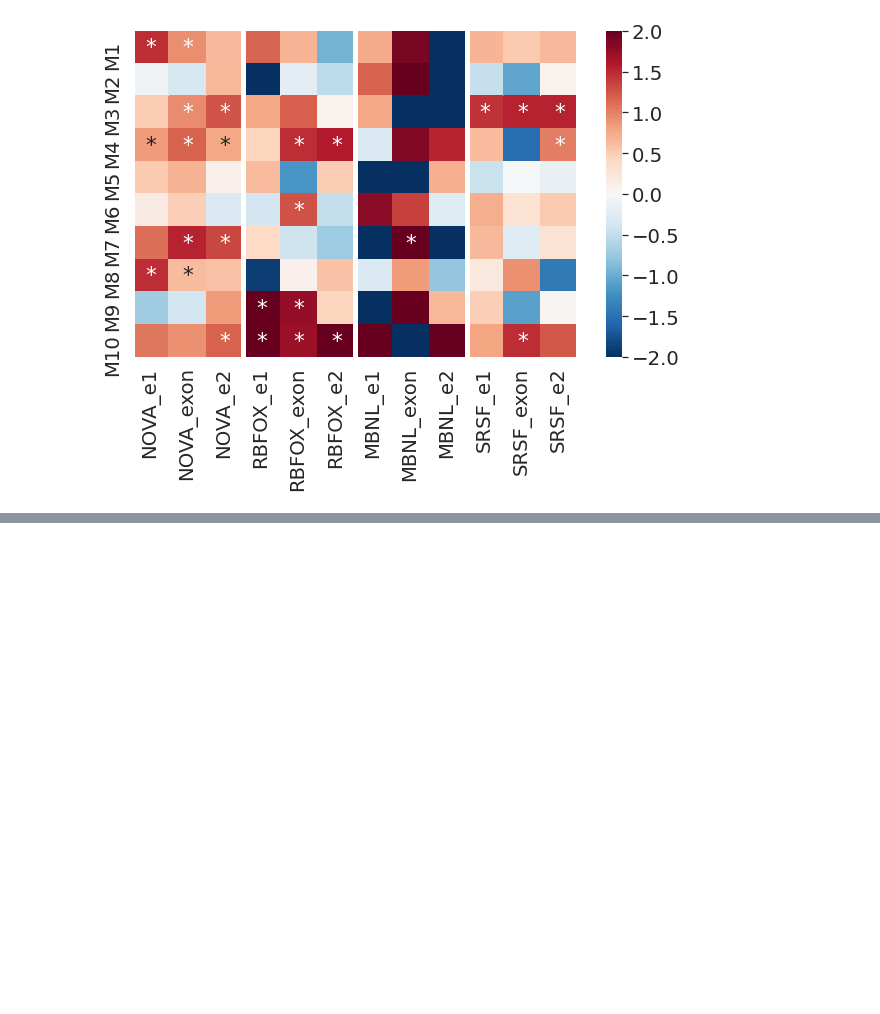
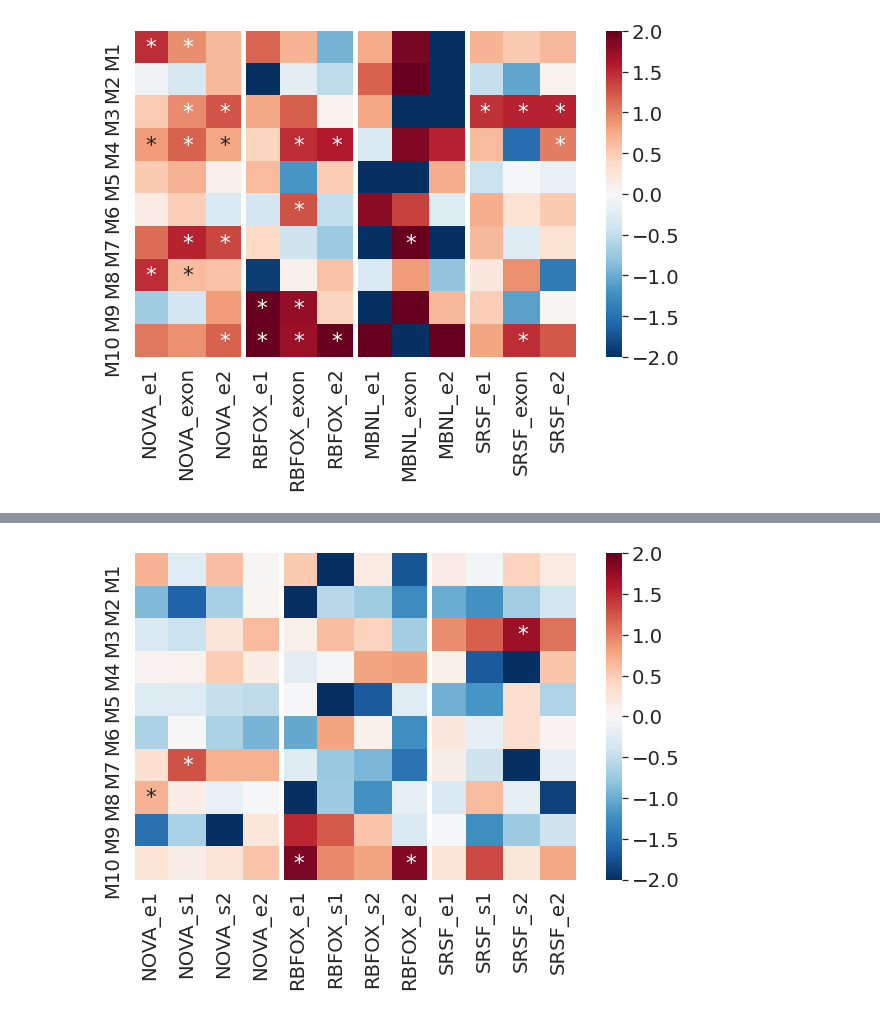
Before and after one commit to lareaulab/analysis_psix, a Jupyter notebook: Mouse_Midbrain_Deveopment/mouse_brain_regulation.ipynb, the cells around one changed output, grey strips where cells are left out. Drawn from its saved outputs; the diff is of its cells as text; code cells hidden in the pictures; blank space fills up the shorter version.

```diff
--- a/Mouse_Midbrain_Deveopment/mouse_brain_regulation.ipynb
+++ b/Mouse_Midbrain_Deveopment/mouse_brain_regulation.ipynb
@@ -464,0 +571,98 @@ plt.show()
+# %%
+clip_dir = '~/Network/Mouse/SplicingNetwork/psix_events/clip_seq/'
+
+mouse_clip_peaks = (pd.read_csv(clip_dir + 'peaks_clip_tags_overlap_len.tab', sep='\t', index_col=0) > 0).astype(int)
+s1_exons = [x for x in mouse_clip_peaks.index if x[-3:]=='_s1']
+s2_exons = [x for x in mouse_clip_peaks.index if x[-3:]=='_s2']
+e1_exons = [x for x in mouse_clip_peaks.index if x[-3:]=='_e1']
+e2_exons = [x for x in mouse_clip_peaks.index if x[-3:]=='_e2']
+
+
+mouse_clip_families = pd.DataFrame()
+mouse_clip_families['NOVA_e1'] = np.array(mouse_clip_peaks.loc[e1_exons, ['NOVA1', 'NOVA2']].max(axis=1))
+mouse_clip_families['NOVA_s1'] = np.array(mouse_clip_peaks.loc[s1_exons, ['NOVA1', 'NOVA2']].max(axis=1))
+mouse_clip_families['NOVA_s2'] = np.array(mouse_clip_peaks.loc[s2_exons, ['NOVA1', 'NOVA2']].max(axis=1))
+mouse_clip_families['NOVA_e2'] = np.array(mouse_clip_peaks.loc[e2_exons, ['NOVA1', 'NOVA2']].max(axis=1))
+
+mouse_clip_families['RBFOX_e1'] = np.array(mouse_clip_peaks.loc[e1_exons, ['RBFOX1', 'RBFOX2', 'RBFOX3']].max(axis=1))
+mouse_clip_families['RBFOX_s1'] = np.array(mouse_clip_peaks.loc[s1_exons, ['RBFOX1', 'RBFOX2', 'RBFOX3']].max(axis=1))
+mouse_clip_families['RBFOX_s2'] = np.array(mouse_clip_peaks.loc[s2_exons, ['RBFOX1', 'RBFOX2', 'RBFOX3']].max(axis=1))
+mouse_clip_families['RBFOX_e2'] = np.array(mouse_clip_peaks.loc[e2_exons, ['RBFOX1', 'RBFOX2', 'RBFOX3']].max(axis=1))
+
+# mouse_clip_families['MBNL_e1'] = np.array(mouse_clip_peaks.loc[e1_exons, ['MBNL1', 'MBNL2', 'MBNL1MBNL2']].max(axis=1))
+# mouse_clip_families['MBNL_se'] = np.array(mouse_clip_peaks.loc[se_exons, ['MBNL1', 'MBNL2', 'MBNL1MBNL2']].max(axis=1))
+# mouse_clip_families['MBNL_e2'] = np.array(mouse_clip_peaks.loc[e2_exons, ['MBNL1', 'MBNL2', 'MBNL1MBNL2']].max(axis=1))
+
+mouse_clip_families['SRSF_e1'] = np.array(mouse_clip_peaks.loc[e1_exons,
+                                                               ['SRSF3', 'SRSF4',  'SRSF6', 'SRSF7']].max(axis=1))
+mouse_clip_families['SRSF_s1'] = np.array(mouse_clip_peaks.loc[s1_exons,
+                                                               ['SRSF3', 'SRSF4',  'SRSF6', 'SRSF7']].max(axis=1))
+mouse_clip_families['SRSF_s2'] = np.array(mouse_clip_peaks.loc[s2_exons,
+                                                               ['SRSF3', 'SRSF4',  'SRSF6', 'SRSF7']].max(axis=1))
+mouse_clip_families['SRSF_e2'] = np.array(mouse_clip_peaks.loc[e2_exons,
+                                                               ['SRSF3', 'SRSF4',  'SRSF6', 'SRSF7']].max(axis=1))
+# mouse_clip_families['CELF'] = mouse_clip_peaks['CELF4']#.max(axis=1)
+# mouse_clip_families['TARDBP'] = mouse_clip_peaks['TARDBP']#.max(axis=1)
+# mouse_clip_families['LIN28A'] = mouse_clip_peaks['LIN28A']#.max(axis=1)
+mouse_clip_families.index = [x[:-3] for x in mouse_clip_peaks.index if (x[-3:]=='_s1')]
+
+modules = pd.read_csv('psix_3D/modules_3D.tab.gz', sep='\t', index_col=0).Module
+modules = modules.loc[modules.index & mouse_clip_families.index]
+mouse_clip_families = mouse_clip_families.loc[psix_results.index & mouse_clip_families.index]
+# mouse_clip_families = mouse_clip_families.loc[psix_results.index & mouse_clip_families.index]
+
+print(mouse_clip_families.shape)
+
+# mouse_clip_predicted = (mouse_clip_predicted.loc[[x for x in mouse_clip_predicted.index if x[-3:]=='_se']] > 0).astype(int)
+# mouse_clip_peaks = (mouse_clip_peaks.loc[[x for x in mouse_clip_peaks.index if x[-3:]=='_se']] > 0).astype(int)
+
+# mouse_clip_predicted.index= [x[:-3] for x in mouse_clip_predicted.index if x[-3:]=='_se']
+# mouse_clip_peaks.index= [x[:-3] for x in mouse_clip_peaks.index if x[-3:]=='_se']
+
+hyper_enrichment = pd.DataFrame()
+hyper_pval_enrich = pd.DataFrame()
+hyper_pval_deplete = pd.DataFrame()
+for rbp in mouse_clip_families.columns:
+    p_enrich = []
+    p_deplete = []
+    log_enrich = []
+    for module in range(1, 11):
+        enrichment = test_enrichment(mouse_clip_families.loc[modules.index, rbp], modules.index[(modules==module)])
+        p_enrich.append(enrichment[0])
+        p_deplete.append(enrichment[1])
+        log_enrich.append(enrichment[2])
+
+    hyper_enrichment[rbp] = log_enrich
+    hyper_pval_enrich[rbp] = p_enrich
+    hyper_pval_deplete[rbp] = p_deplete
+
+hyper_enrichment.index = ['M'+ str(x) for x in range(1, 11)]
+hyper_pval_enrich.index = ['M'+ str(x) for x in range(1, 11)]
+hyper_pval_deplete.index = ['M'+ str(x) for x in range(1, 11)]
+
+
+hyper_enrich_significance = pd.DataFrame(multipletests(np.array(hyper_pval_enrich).reshape(1,-1)[0],
+                                                       method='fdr_bh')[1].reshape(10,-10)<=0.15)
+hyper_enrich_significance.index = hyper_pval_enrich.index
+hyper_enrich_significance.columns = hyper_pval_enrich.columns
+
+labels = hyper_enrich_significance.copy()
+for exon in hyper_enrich_significance.index:
+    for rbp in hyper_enrich_significance.columns:
+        if labels.loc[exon, rbp]:
+            labels.loc[exon, rbp] = '*'
+        else:
+            labels.loc[exon, rbp] = ''
+# from statsmodels.stats.multitest import multipletests
+
+
+sns.set(font_scale=1.8)
+
+fig = plt.figure(figsize=(10, 6))
+ax = sns.heatmap(hyper_enrichment, cmap='RdBu_r', vmin=-2, vmax=2, annot=labels, fmt='')
+for i in range(0, hyper_enrichment.shape[1] + 1, 4):
+    ax.axvline(i, color='white', lw=5)
+# for i in range(data.shape[1] + 1):
+#     ax.axvline(i, color='white', lw=60)
+plt.show()
+# %% [output]
@@ -464,0 +670 @@ plt.show()
+[figure, added]
```
Also changed, not shown: parts of 5 cells of this notebook, 20 other files.
